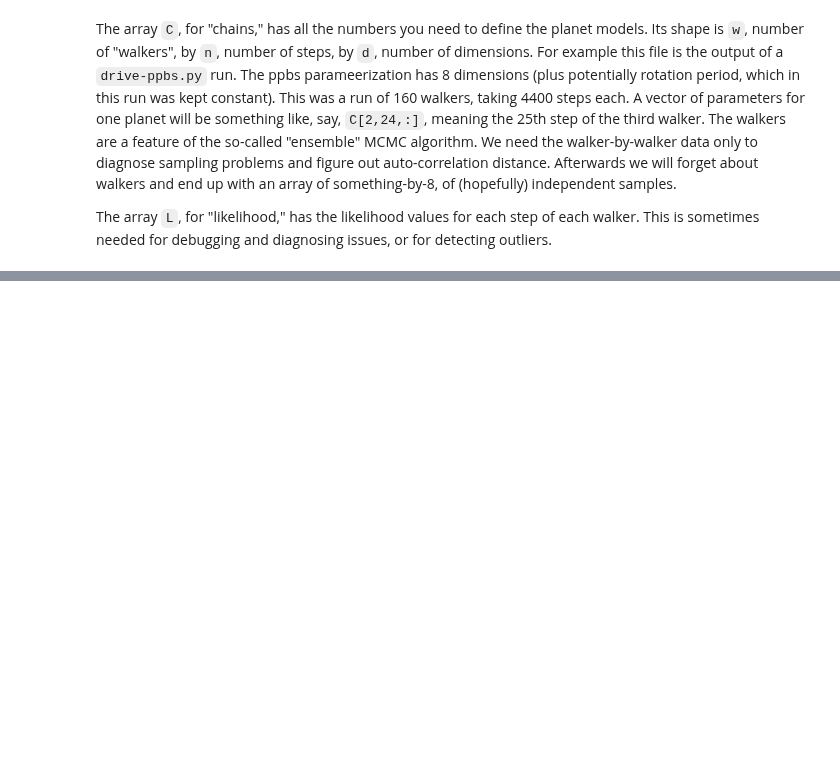
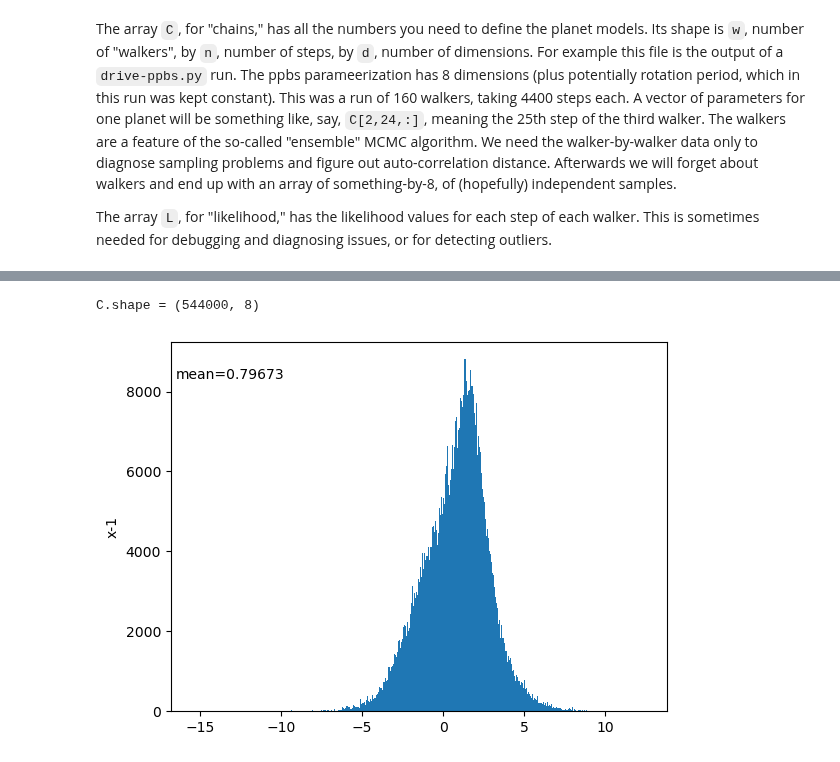
Before and after one commit to nmovshov/pyPIPE, a Jupyter notebook: how_to_samplify.ipynb, the cells around one changed output, grey strips where cells are left out. Saved outputs shown, nothing was run; the diff lists cells and outputs as text; code cells hidden in the pictures; blank space fills up the shorter version.

```diff
--- a/how_to_samplify.ipynb
+++ b/how_to_samplify.ipynb
@@ -24,0 +63,5 @@ The array `L`, for "likelihood," has the likelihood values for each step of each
+# %%
+ah.plot_histograms(fname, dims=-1, burn=1000)
+# %% [output]
+C.shape = (544000, 8)
+[figure, added]
```
Also changed, not shown: parts of 33 cells of this notebook, 2 other files.
